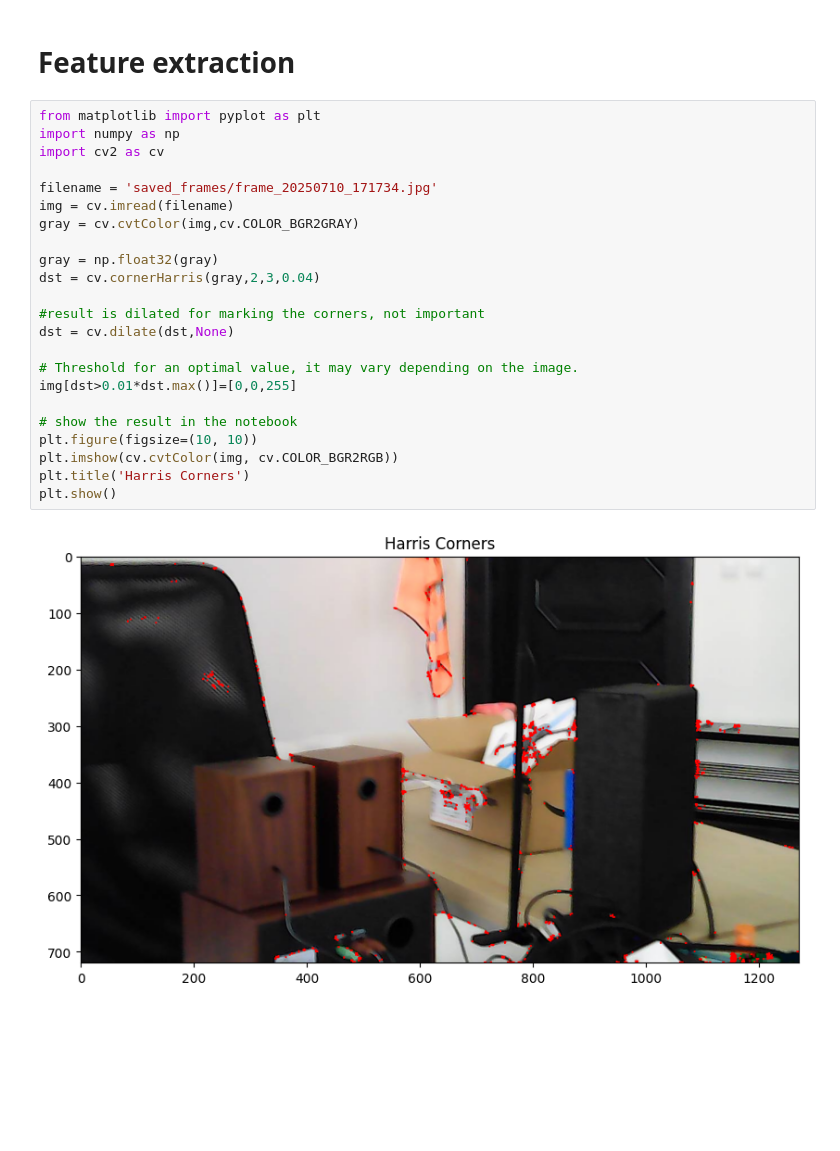
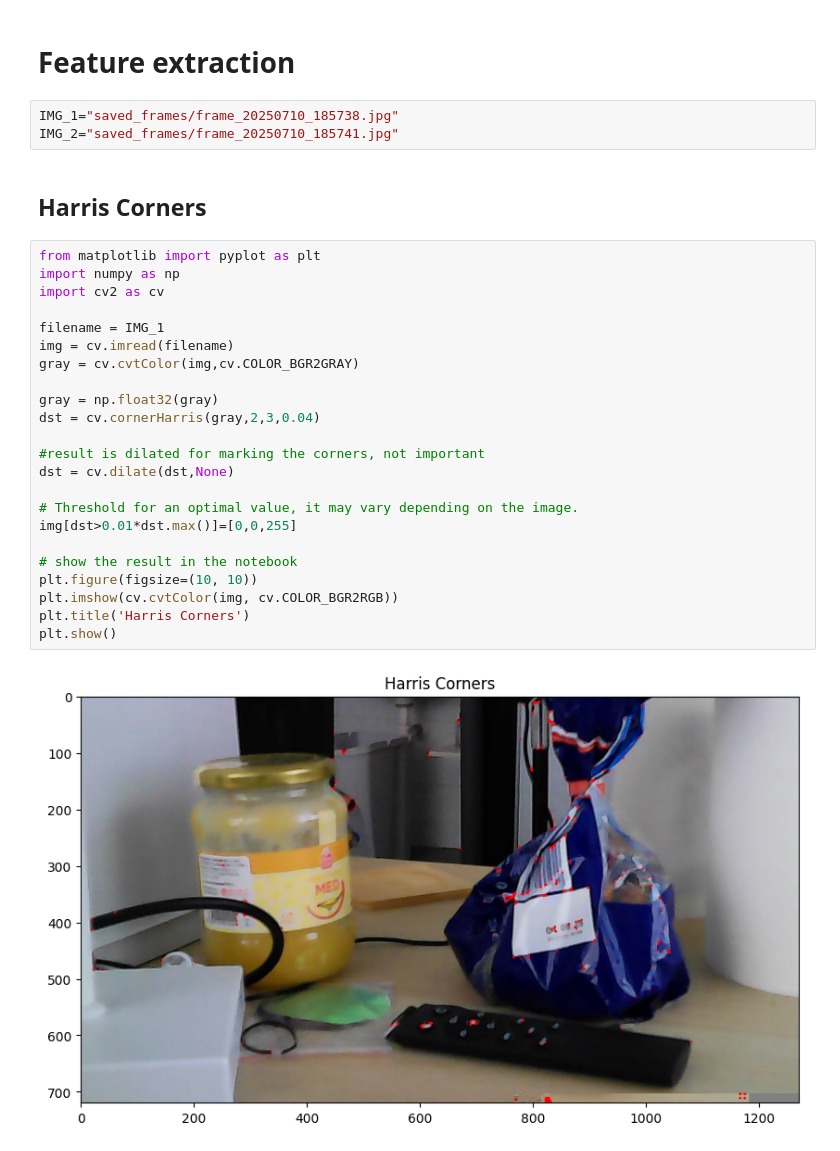
Before and after one commit to tomashobza/slam_notebooks, a Jupyter notebook: feature_extraction.ipynb, the cells around one changed output. Drawn from its saved outputs; the diff is of its cells as text; blank space fills up the shorter version.

```diff
--- a/feature_extraction.ipynb
+++ b/feature_extraction.ipynb
@@ -1,27 +1,32 @@
 # %% [markdown]
 # Feature extraction
+# %%
+IMG_1="saved_frames/frame_20250710_185738.jpg"
+IMG_2="saved_frames/frame_20250710_185741.jpg"
+# %% [markdown]
+## Harris Corners
 # %%
 from matplotlib import pyplot as plt
 import numpy as np
 import cv2 as cv
 
-filename = 'saved_frames/frame_20250710_171734.jpg'
+filename = IMG_1
 img = cv.imread(filename)
 gray = cv.cvtColor(img,cv.COLOR_BGR2GRAY)
 
 gray = np.float32(gray)
 dst = cv.cornerHarris(gray,2,3,0.04)
 
 #result is dilated for marking the corners, not important
 dst = cv.dilate(dst,None)
 
 # Threshold for an optimal value, it may vary depending on the image.
 img[dst>0.01*dst.max()]=[0,0,255]
 
 # show the result in the notebook
 plt.figure(figsize=(10, 10))
 plt.imshow(cv.cvtColor(img, cv.COLOR_BGR2RGB))
 plt.title('Harris Corners')
 plt.show()
 # %% [output]
-[figure, old version]
+[figure, new version]
```
Also changed, not shown: parts of 6 cells of this notebook, 4 other files.
